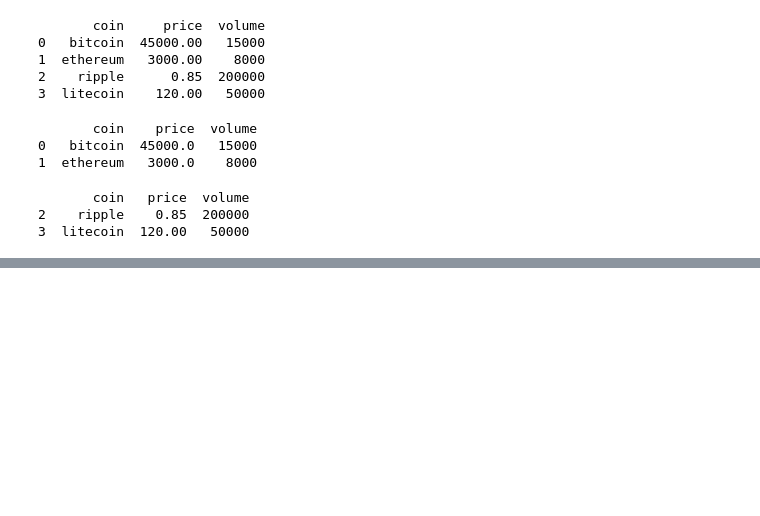
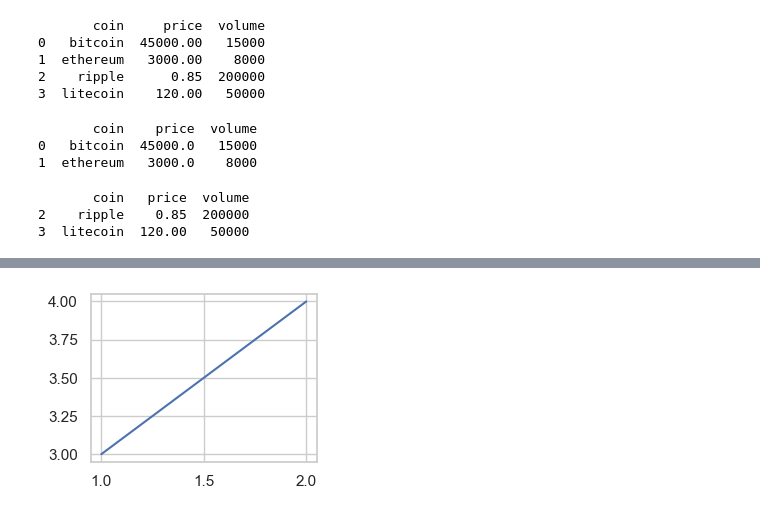
Before and after one commit to Ayodejifem/python-data-numpy-pandas, a Jupyter notebook: module_2/data_manipulation_pandas_numpy.ipynb, the cells around one changed output, grey strips where cells are left out. Cells and saved outputs as stored; diff of their text form; code cells hidden in the pictures; blank space fills up the shorter version.

```diff
--- a/module_2/data_manipulation_pandas_numpy.ipynb
+++ b/module_2/data_manipulation_pandas_numpy.ipynb
@@ -31,0 +48,10 @@ print(df.tail(2))
+# %%
+from matplotlib.gridspec import GridSpec
+
+fig = plt.figure()
+gs = GridSpec(2, 2)  # 2 rows, 2 columns
+ax1 = fig.add_subplot(gs[0, 0])
+ax1.plot([1, 2], [3, 4])
+plt.show()
+# %% [output]
+[figure, added]
```
Also changed, not shown: parts of 18 cells of this notebook.
